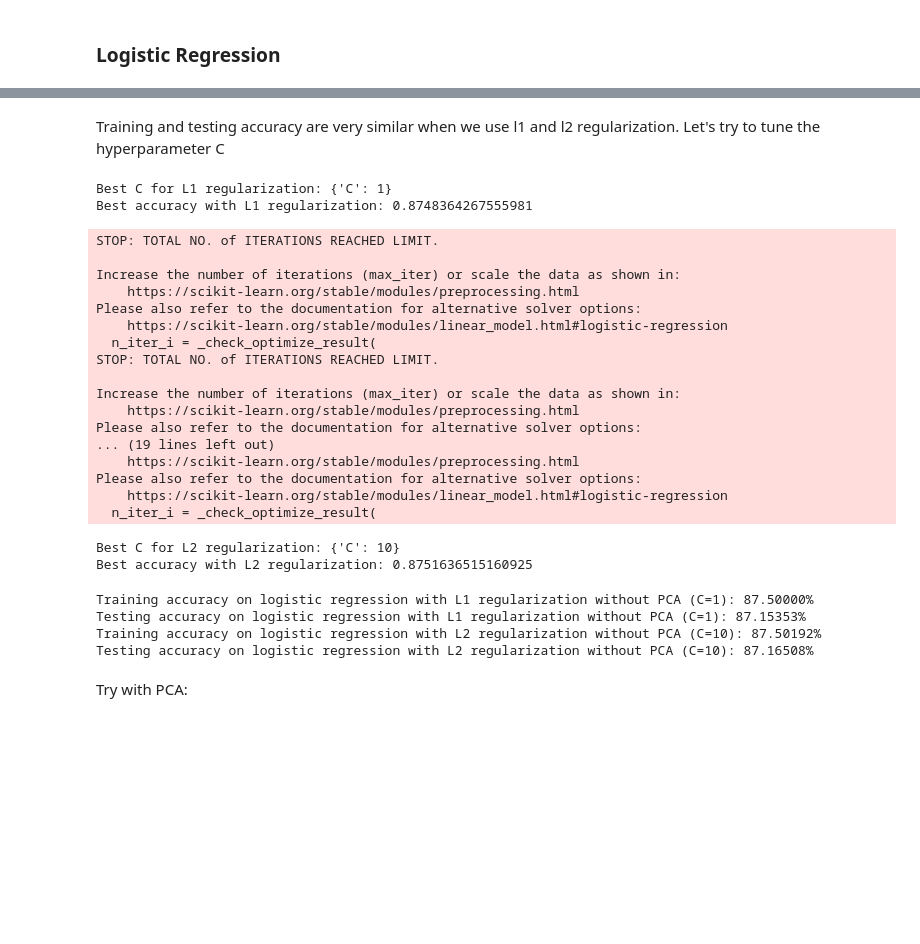
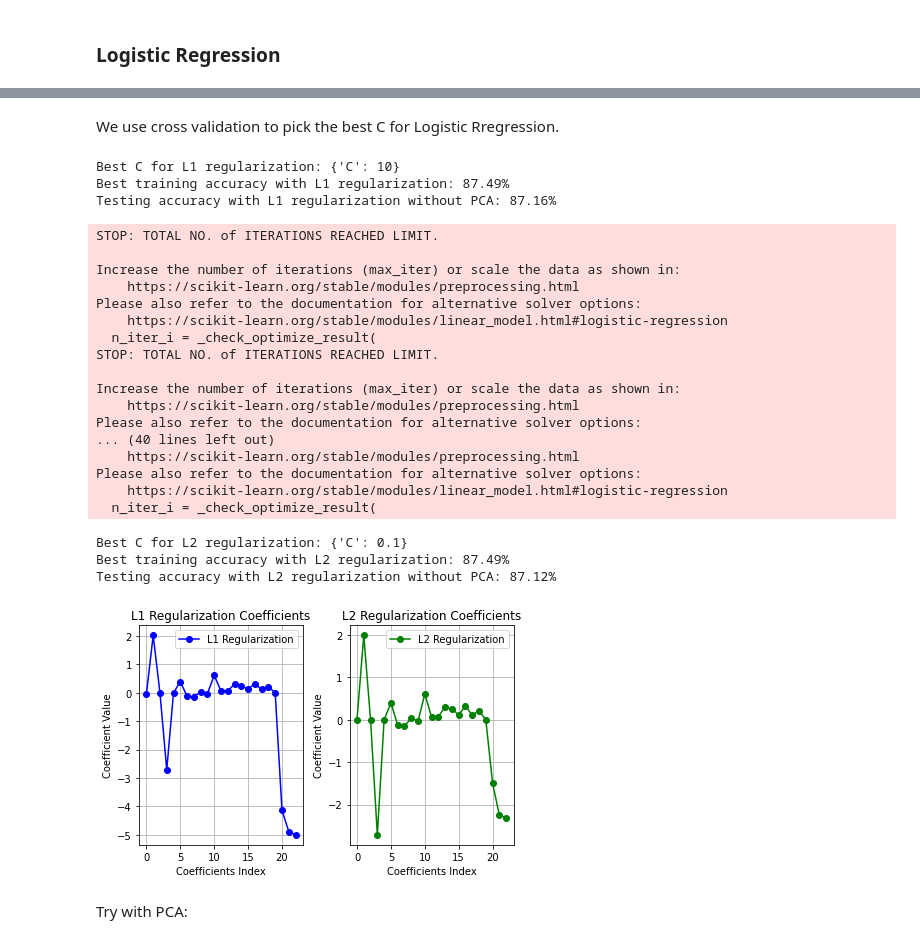
Before and after one commit to Peta0228/Airline-Satisfaction-Prediction, a Jupyter notebook: main.ipynb, the cells around one changed output, grey strips where cells are left out. Drawn from its saved outputs; the diff is of its cells as text; code cells hidden in the pictures; blank space fills up the shorter version.

```diff
--- a/main.ipynb
+++ b/main.ipynb
@@ -187,8 +117,6 @@ Testing accuracy on logistic regression with L2 regularization and PCA: 84.33554
-# %% [markdown]
-Training and testing accuracy are very similar when we use l1 and l2 regularization. Let's try to tune the hyperparameter C
+# %% [markdown]
+We use cross validation to pick the best C for Logistic Rregression.
 # %%
-from sklearn.model_selection import GridSearchCV
-
 param_grid = {'C': [0.001, 0.01, 0.1, 1, 10]}
 
 # l1 regularization without PCA
@@ -196,19 +124,28 @@ logreg_l1_cv = LogisticRegression(penalty='l1', solver='liblinear', max_iter=500
 grid_search_l1 = GridSearchCV(logreg_l1_cv, param_grid, cv=5)
 grid_search_l1.fit(train_x, train_y)
 
+best_model_l1 = grid_search_l1.best_estimator_
+test_pred_l1 = best_model_l1.predict(test_x)
+
 print("Best C for L1 regularization:", grid_search_l1.best_params_)
-print("Best accuracy with L1 regularization:", grid_search_l1.best_score_)
+print("Best training accuracy with L1 regularization: {:.2f}%".format(grid_search_l1.best_score_ * 100))
+print('Testing accuracy with L1 regularization without PCA: {:.2f}%'.format(accuracy_score(test_y, test_pred_l1) * 100))
 
 # l2 regularization without PCA
 logreg_l2_cv = LogisticRegression(penalty='l2', max_iter=2000)
 grid_search_l2 = GridSearchCV(logreg_l2_cv, param_grid, cv=5)
 grid_search_l2.fit(train_x, train_y)
 
+best_model_l2 = grid_search_l2.best_estimator_
+test_pred_l2 = best_model_l2.predict(test_x)
+
 print("Best C for L2 regularization:", grid_search_l2.best_params_)
-print("Best accuracy with L2 regularization:", grid_search_l2.best_score_)
+print("Best training accuracy with L2 regularization: {:.2f}%".format(grid_search_l2.best_score_ * 100))
+print('Testing accuracy with L2 regularization without PCA: {:.2f}%'.format(accuracy_score(test_y, test_pred_l2) * 100))
 # %% [output]
-Best C for L1 regularization: {'C': 1}
-Best accuracy with L1 regularization: 0.8748364267555981
+Best C for L1 regularization: {'C': 10}
+Best training accuracy with L1 regularization: 87.49%
+Testing accuracy with L1 regularization without PCA: 87.16%
 STOP: TOTAL NO. of ITERATIONS REACHED LIMIT.
 
 Increase the number of iterations (max_iter) or scale the data as shown in:
@@ -221,38 +158,39 @@ STOP: TOTAL NO. of ITERATIONS REACHED LIMIT.
 Increase the number of iterations (max_iter) or scale the data as shown in:
     https://scikit-learn.org/stable/modules/preprocessing.html
 Please also refer to the documentation for alternative solver options:
-... (19 lines left out)
+... (40 lines left out)
     https://scikit-learn.org/stable/modules/preprocessing.html
 Please also refer to the documentation for alternative solver options:
     https://scikit-learn.org/stable/modules/linear_model.html#logistic-regression
   n_iter_i = _check_optimize_result(
-Best C for L2 regularization: {'C': 10}
-Best accuracy with L2 regularization: 0.8751636515160925
+Best C for L2 regularization: {'C': 0.1}
+Best training accuracy with L2 regularization: 87.49%
+Testing accuracy with L2 regularization without PCA: 87.12%
-# %%
-# Logistic Regression with L1 Regularization without PCA (C=1)
-logreg_l1 = LogisticRegression(penalty='l1', solver='liblinear', max_iter=5000, C=1)
-logreg_l1.fit(train_x, train_y)
-
-train_pred_l1 = logreg_l1.predict(train_x)
-test_pred_l1 = logreg_l1.predict(test_x)
-
-print('Training accuracy on logistic regression with L1 regularization without PCA (C=1): {:.5f}%'.format(accuracy_score(train_y, train_pred_l1) * 100))
-print('Testing accuracy on logistic regression with L1 regularization without PCA (C=1): {:.5f}%'.format(accuracy_score(test_y, test_pred_l1) * 100))
-
-# Logistic Regression with L2 Regularization without PCA (C=1)
-logreg_l2 = LogisticRegression(penalty='l2', solver='liblinear', max_iter=5000, C=10)
-logreg_l2.fit(train_x, train_y)
-
-train_pred_l2 = logreg_l2.predict(train_x)
-test_pred_l2 = logreg_l2.predict(test_x)
-
-print('Training accuracy on logistic regression with L2 regularization without PCA (C=10): {:.5f}%'.format(accuracy_score(train_y, train_pred_l2) * 100))
-print('Testing accuracy on logistic regression with L2 regularization without PCA (C=10): {:.5f}%'.format(accuracy_score(test_y, test_pred_l2) * 100))
-# %% [output]
-Training accuracy on logistic regression with L1 regularization without PCA (C=1): 87.50000%
-Testing accuracy on logistic regression with L1 regularization without PCA (C=1): 87.15353%
-Training accuracy on logistic regression with L2 regularization without PCA (C=10): 87.50192%
-Testing accuracy on logistic regression with L2 regularization without PCA (C=10): 87.16508%
+# %%
+coefficients_l1 = best_model_l1.coef_[0]
+coefficients_l2 = best_model_l2.coef_[0]
+# Plotting L1 coefficients
+plt.subplot(1, 2, 1)
+plt.plot(coefficients_l1, color='blue', marker='o', linestyle='-', label='L1 Regularization')
+plt.title('L1 Regularization Coefficients')
+plt.xlabel('Coefficients Index')
+plt.ylabel('Coefficient Value')
+plt.grid(True)
+plt.legend()
+
+# Plotting L2 coefficients
+plt.subplot(1, 2, 2)
+plt.plot(coefficients_l2, color='green', marker='o', linestyle='-', label='L2 Regularization')
+plt.title('L2 Regularization Coefficients')
+plt.xlabel('Coefficients Index')
+plt.ylabel('Coefficient Value')
+plt.grid(True)
+plt.legend()
+
+plt.tight_layout()
+plt.show()
+# %% [output]
+[figure, added]
 # %% [markdown]
 Try with PCA:
 # %%
```
Also changed, not shown: parts of 29 cells of this notebook, 2 other files.
